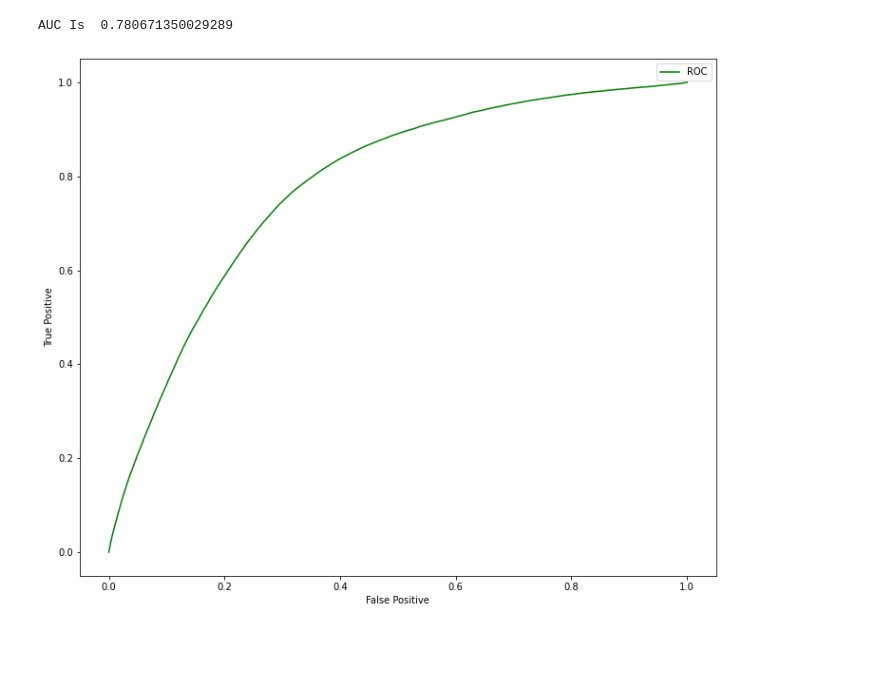
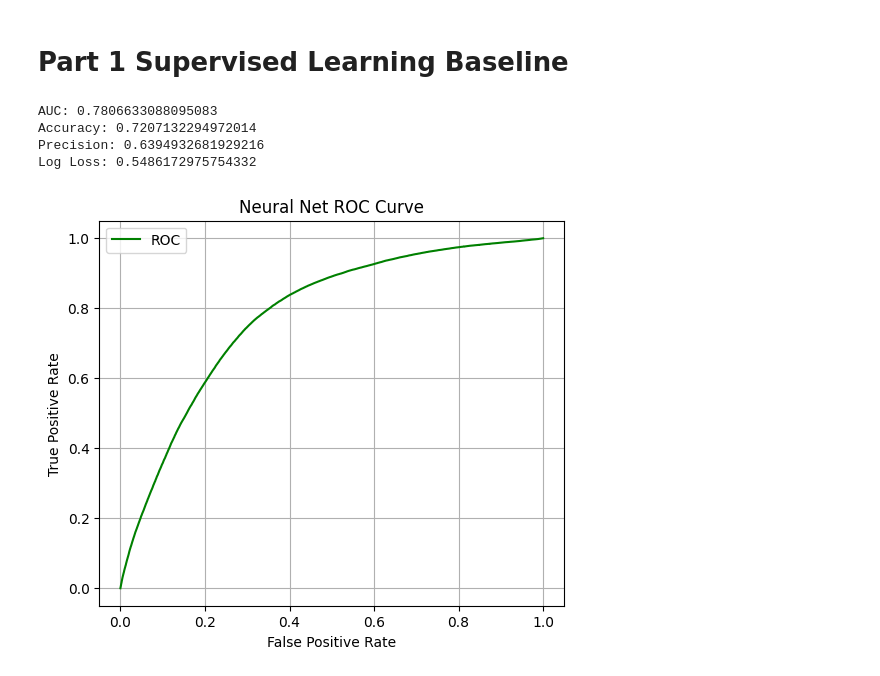
Before and after one commit to mikerhoads/deep-learning-final-project, a Jupyter notebook: deep-learning-notebook.ipynb, the cells around one changed output. Drawn from its saved outputs; the diff is of its cells as text; code cells hidden in the pictures; blank space fills up the shorter version.

```diff
--- a/deep-learning-notebook.ipynb
+++ b/deep-learning-notebook.ipynb
@@ -245,29 +267,42 @@ plays.to_csv("files/input/cleaned_plays.csv", index=False)
 # %%
 plays = pd.read_csv("files/input/cleaned_plays.csv")
+# %% [markdown]
+# Part 1 Supervised Learning Baseline
 # %%
+PREDICTOR_COLUMNS = ["season_cumul_run_avg", "season_cumul_pass_avg", "season_run_play_percentage", "is_home_team", "yardline_100", "half_seconds_remaining", "drive", "half", "down", "ydstogo", "shotgun", "score_differential"]
 
-INITIAL_PREDICTOR_COLUMNS = ["season_cumul_run_avg", "season_cumul_pass_avg", "season_run_play_percentage", "is_home_team", "yardline_100", "half_seconds_remaining", "drive", "half", "down", "ydstogo", "shotgun", "score_differential"]
-
-
-#SET UP TRAINING SPLIT
-x = plays[INITIAL_PREDICTOR_COLUMNS]
+x = plays[PREDICTOR_COLUMNS]
 y = plays["was_run_play"]
 x_train,x_test,y_train,y_test = train_test_split(x,y, test_size = 0.8, random_state=22)
 
 LogReg = LogisticRegression(solver="liblinear").fit(x_train, y_train.ravel())
 
 yhat = LogReg.predict_proba(x_test)
 yhat_prob = yhat[:,1]
 false_positive,true_positive, trash = roc_curve(y_test, yhat_prob)
 
-plt.figure(figsize=(12,10))
+# Predict class labels
+yhat_class = LogReg.predict(x_test)
+
+#  metrics
+print("AUC:", roc_auc_score(y_test, yhat_prob))
+print("Accuracy:", accuracy_score(y_test, yhat_class))
+print("Precision:", precision_score(y_test, yhat_class))
+print("Log Loss:", log_loss(y_test, yhat_prob))
+
+#AUC Curve
+false_positive, true_positive, _ = roc_curve(y_test, yhat_prob)
+plt.figure(figsize=(6,5))
 plt.plot(false_positive, true_positive, color="green", label="ROC")
-
-plt.xlabel("False Positive")
-plt.ylabel("True Positive")
+plt.xlabel("False Positive Rate")
+plt.ylabel("True Positive Rate")
+plt.title("Neural Net ROC Curve")
 plt.legend()
-print("AUC Is ", roc_auc_score(y_test, yhat_prob))
+plt.grid(True)
 plt.show()
 # %% [output]
-AUC Is  0.780671350029289
+AUC: 0.7806633088095083
+Accuracy: 0.7207132294972014
+Precision: 0.6394932681929216
+Log Loss: 0.5486172975754332
-[figure, old version]
+[figure, new version]
```
Also changed, not shown: parts of 15 cells of this notebook.
